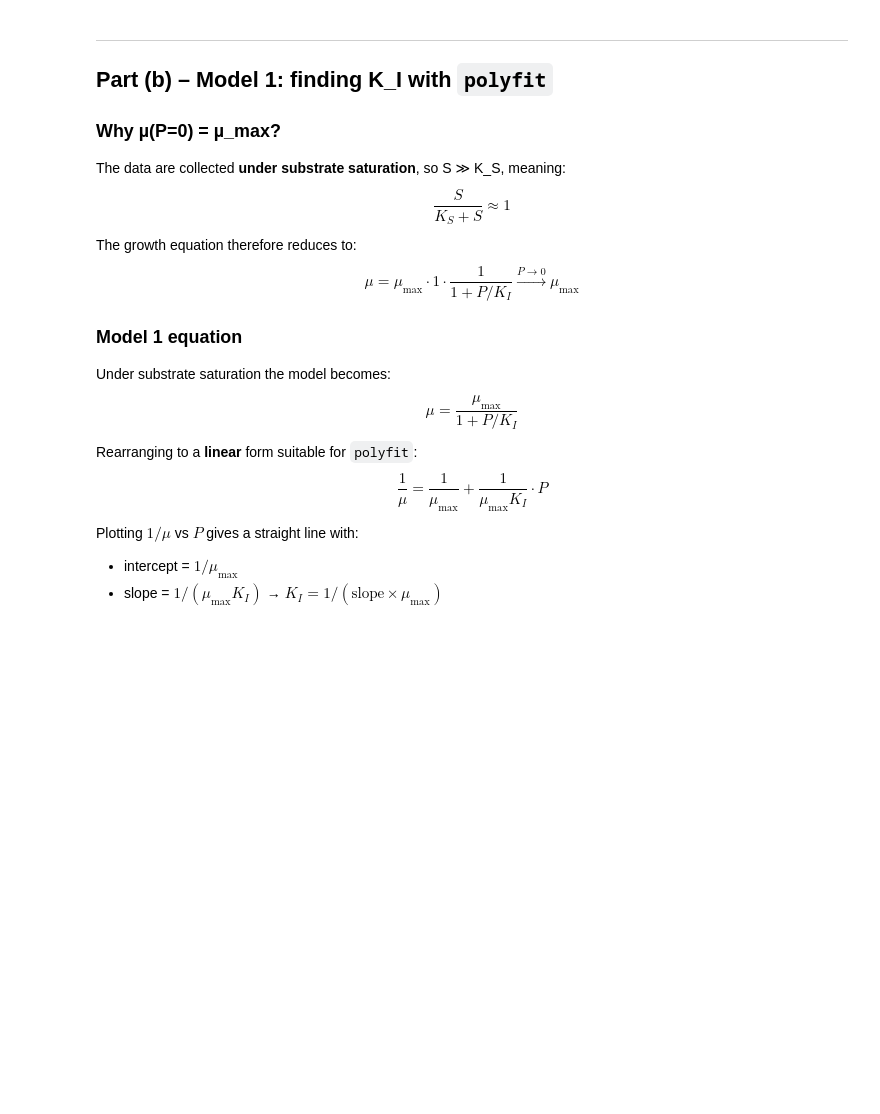
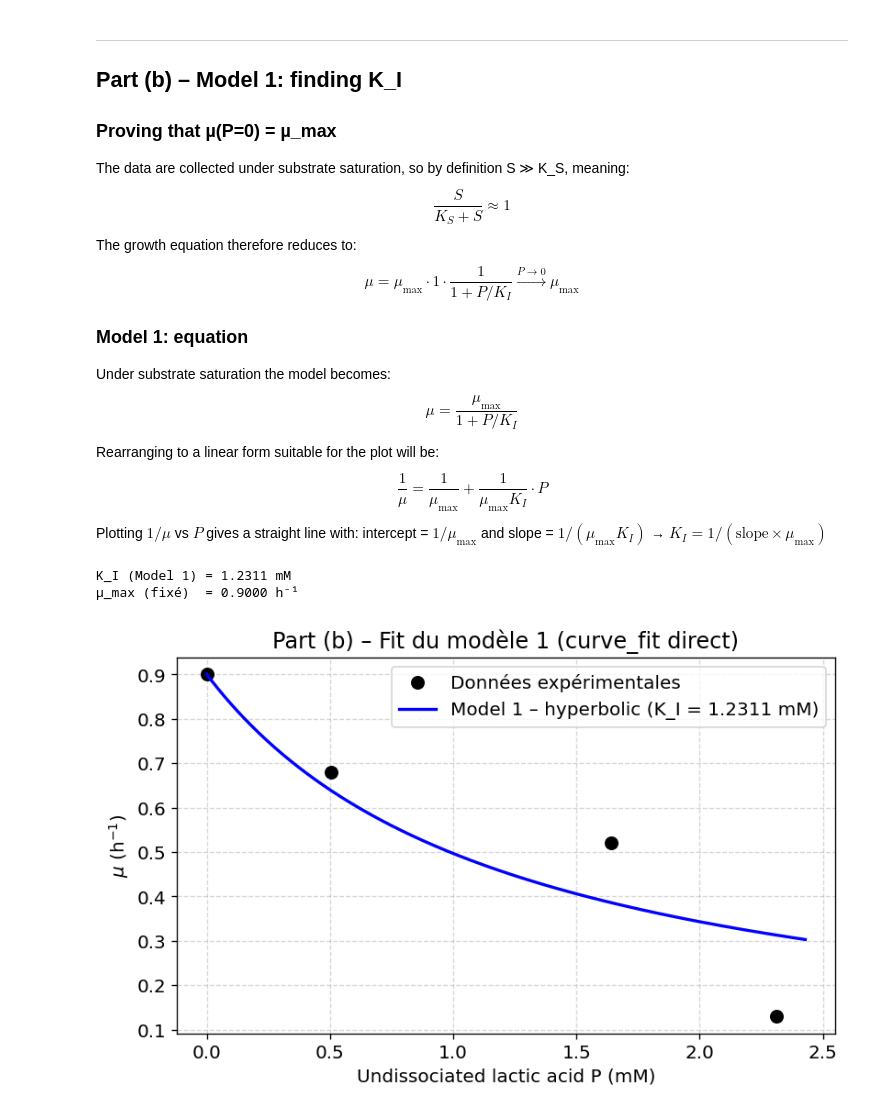
Before and after one commit to Noah-Paga/Bioreactor-mod-simulation, a Jupyter notebook: Project_2/Ex_2.ipynb, the cells around one changed output. Cells and saved outputs as stored; diff of their text form; code cells hidden in the pictures; blank space fills up the shorter version.

```diff
--- a/Project_2/Ex_2.ipynb
+++ b/Project_2/Ex_2.ipynb
@@ -75,20 +75,19 @@ plt.show()
 # %% [markdown]
 ---
-## Part (b) – Model 1: finding K_I with `polyfit`
+## Part (b) – Model 1: finding K_I
 
-### Why µ(P=0) = µ_max?
-The data are collected **under substrate saturation**, so S ≫ K_S, meaning:
+### Proving that µ(P=0) = µ_max
+The data are collected under substrate saturation, so by definition S ≫ K_S, meaning:
 $$\frac{S}{K_S + S} \approx 1$$
 The growth equation therefore reduces to:
 $$\mu = \mu_{\max} \cdot 1 \cdot \frac{1}{1 + P/K_I} \xrightarrow{P \to 0} \mu_{\max}$$
 
-### Model 1 equation
+### Model 1: equation
 Under substrate saturation the model becomes:
 $$\mu = \frac{\mu_{\max}}{1 + P/K_I}$$
 
-Rearranging to a **linear** form suitable for `polyfit`:
+Rearranging to a linear form suitable for the plot will be:
 $$\frac{1}{\mu} = \frac{1}{\mu_{\max}} + \frac{1}{\mu_{\max} K_I} \cdot P$$
 
-Plotting $1/\mu$ vs $P$ gives a straight line with:
-- intercept = $1/\mu_{\max}$
-- slope = $1/(\mu_{\max} K_I)$  →  $K_I = 1 / (\text{slope} \times \mu_{\max})$
+Plotting $1/\mu$ vs $P$ gives a straight line with: intercept = $1/\mu_{\max}$
+ and slope = $1/(\mu_{\max} K_I)$  →  $K_I = 1 / (\text{slope} \times \mu_{\max})$
@@ -118,19 +94,42 @@ mu_pred1_data = mu_max_b / (1.0 + P_mM / KI_b)
+# %%
+from scipy.optimize import curve_fit
+
+
+# µ = µ_max / (1 + P/KI)
+def model1(P, KI):
+    return mu0 / (1.0 + P / KI)
+
+popt, _ = curve_fit(model1, P_mM, mu_data, p0=[1.0])
+KI_b = popt[0]
+mu_max_b = mu0   # fixé
+
+print(f"K_I (Model 1) = {KI_b:.4f} mM")
+print(f"µ_max (fixé)  = {mu_max_b:.4f} h⁻¹")
+
+#Predictions for the plot
+P_fit         = np.linspace(0, max(P_mM) * 1.05, 300)
+mu_pred1_data = model1(P_mM, KI_b)
+mu_model1     = model1(P_fit, KI_b)
+mu_rel_model1 = mu_model1 / mu0
+# %% [output]
+K_I (Model 1) = 1.2311 mM
+µ_max (fixé)  = 0.9000 h⁻¹
 # %%
-# ── Plot linearisation ─────────────────────────────────────────────────────────
-P_line = np.linspace(0, max(P_mM), 200)
-inv_mu_fit = np.polyval(coeffs, P_line)
-
+ # ── Verification plot of Model 1 ──────────────────────────────
 fig, ax = plt.subplots(figsize=(7, 4.5))
-ax.plot(P_mM, inv_mu, 'ko', markersize=8, label='1/µ data')
-ax.plot(P_line, inv_mu_fit, 'b-', label=f'Linear fit (slope={slope_b:.4f}, intercept={intercept_b:.4f})')
+ax.plot(P_mM, mu_data, 'ko', markersize=8, label='Données expérimentales')
+ax.plot(P_fit, mu_model1, 'b-', lw=2,
+        label=f'Model 1 – hyperbolic (K_I = {KI_b:.4f} mM)')
 ax.set_xlabel('Undissociated lactic acid P (mM)')
-ax.set_ylabel(r'$1/\mu$ (h)')
-ax.set_title('Part (b) – Linearised plot for Model 1 (polyfit)')
+ax.set_ylabel(r'$\mu$ (h$^{-1}$)')
+ax.set_title('Part (b) – Fit du modèle 1 (curve_fit direct)')
 ax.legend()
 ax.grid(True, linestyle='--', alpha=0.5)
 plt.tight_layout()
-plt.savefig('part_b_linear_fit.png')
+plt.savefig('part_b_model1_fit.png')
 plt.show()
+# %% [output]
+[figure, added]
 # %% [markdown]
 ---
 ## Part (c) – Model 2: linear inhibition term
```
Also changed, not shown: parts of 12 cells of this notebook, 3 other files.
